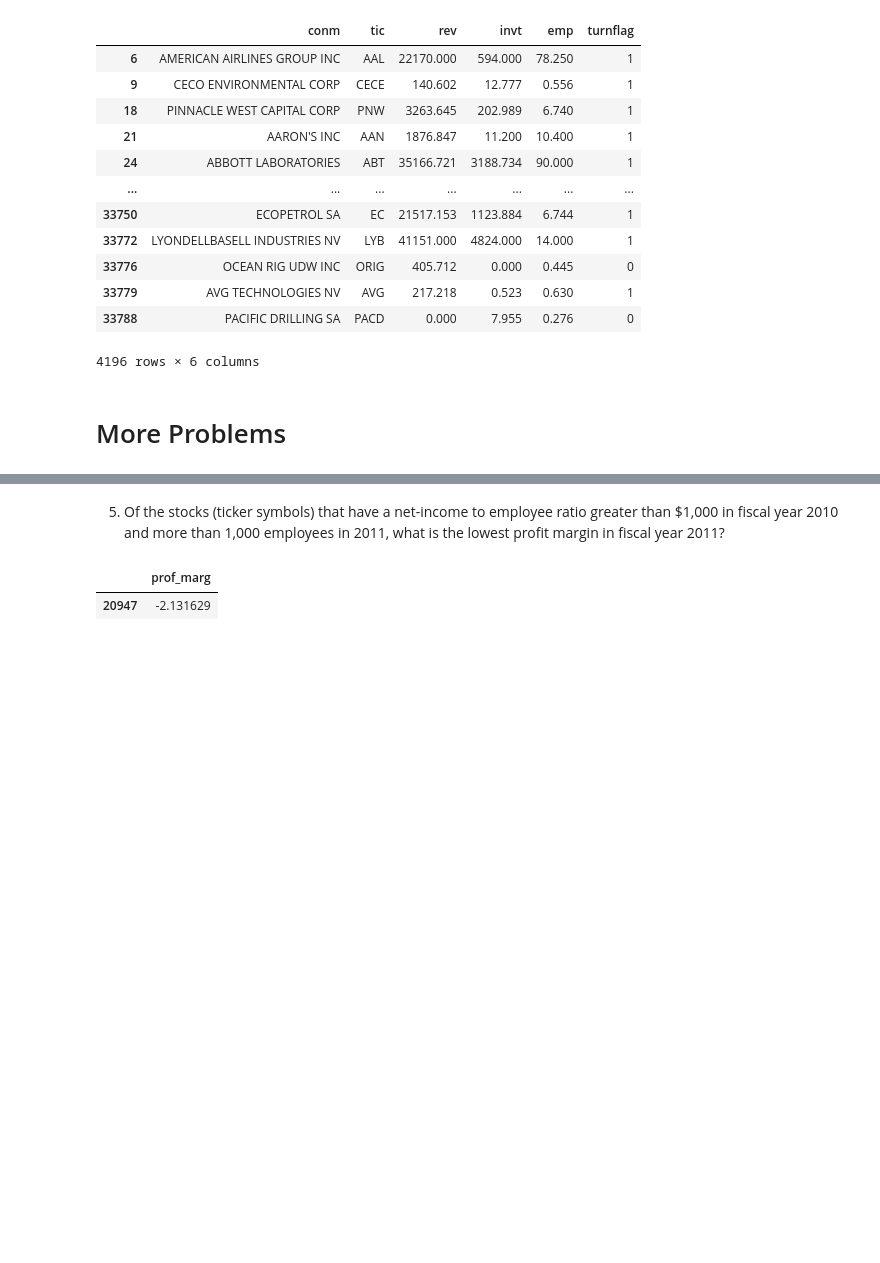
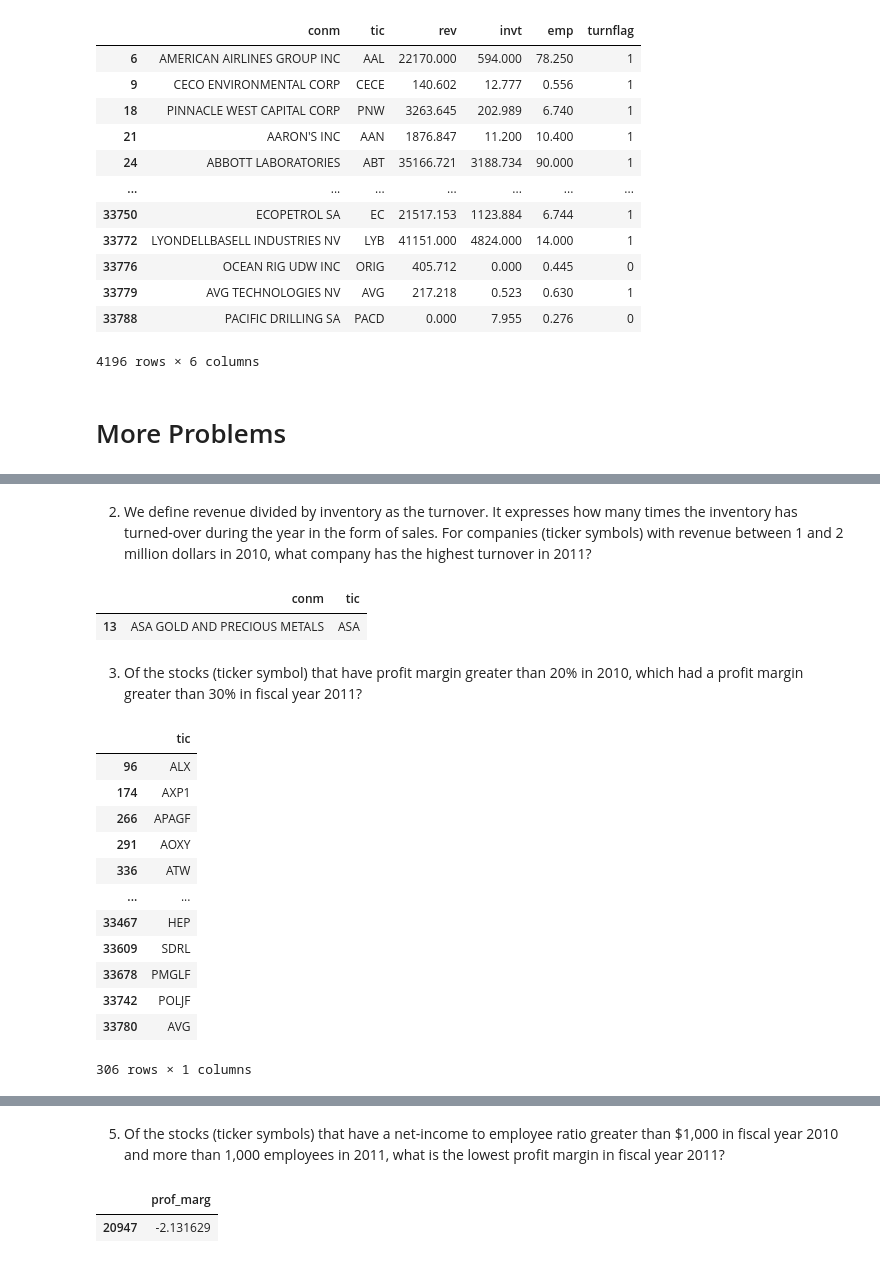
Before and after one commit to anitarestrepo16/databases_class_pandas, a Jupyter notebook: HW3/HW3.ipynb, the cells around one changed output, grey strips where cells are left out. Drawn from its saved outputs; the diff is of its cells as text; code cells hidden in the pictures; blank space fills up the shorter version.

```diff
--- a/HW3/HW3.ipynb
+++ b/HW3/HW3.ipynb
@@ -319,0 +348,32 @@ temp
+# %% [markdown]
+2. We define revenue divided by inventory as the turnover. It expresses how many times the inventory has turned-over during the year in the form of sales. For companies (ticker symbols) with revenue between 1 and 2 million dollars in 2010, what company has the highest turnover in 2011?
+# %%
+tic_2010 = dffnd.loc[(dffnd.loc[:, 'fyear'] == 2010) & (dffnd.loc[:, 'rev'].between(1, 2)), 'tic']
+dffnd.loc[
+    (dffnd.loc[:, 'fyear'] == 2011), :].assign(turnover =
+                                               dffnd.loc[:, 'rev']/dffnd.loc[:, 'invt']).nlargest(1, 'turnover').loc[:, ['conm', 'tic']]
+# %% [output]
+|  | conm | tic |
+| 13 | ASA GOLD AND PRECIOUS METALS | ASA |
+# %% [markdown]
+3. Of the stocks (ticker symbol) that have profit margin greater than 20% in 2010, which had a profit margin greater than 30% in fiscal year 2011?
+# %%
+tic_2010 = dffnd.loc[(dffnd.loc[:, 'fyear'] == 2010) &
+                      ((dffnd.loc[:, 'netinc']/dffnd.loc[:, 'rev']) > 0.20), 'tic']
+dffnd.loc[(dffnd.loc[:, 'tic'].isin(tic_2010)) &
+           (dffnd.loc[:, 'fyear'] == 2011) &
+             ((dffnd.loc[:, 'netinc']/dffnd.loc[:, 'rev']) > 0.30), ['tic']]
+# %% [output]
+|  | tic |
+| 96 | ALX |
+| 174 | AXP1 |
+| 266 | APAGF |
+| 291 | AOXY |
+| 336 | ATW |
+| ... | ... |
+| 33467 | HEP |
+| 33609 | SDRL |
+| 33678 | PMGLF |
+| 33742 | POLJF |
+| 33780 | AVG |
+306 rows × 1 columns
```
Also changed, not shown: parts of 4 cells of this notebook.
